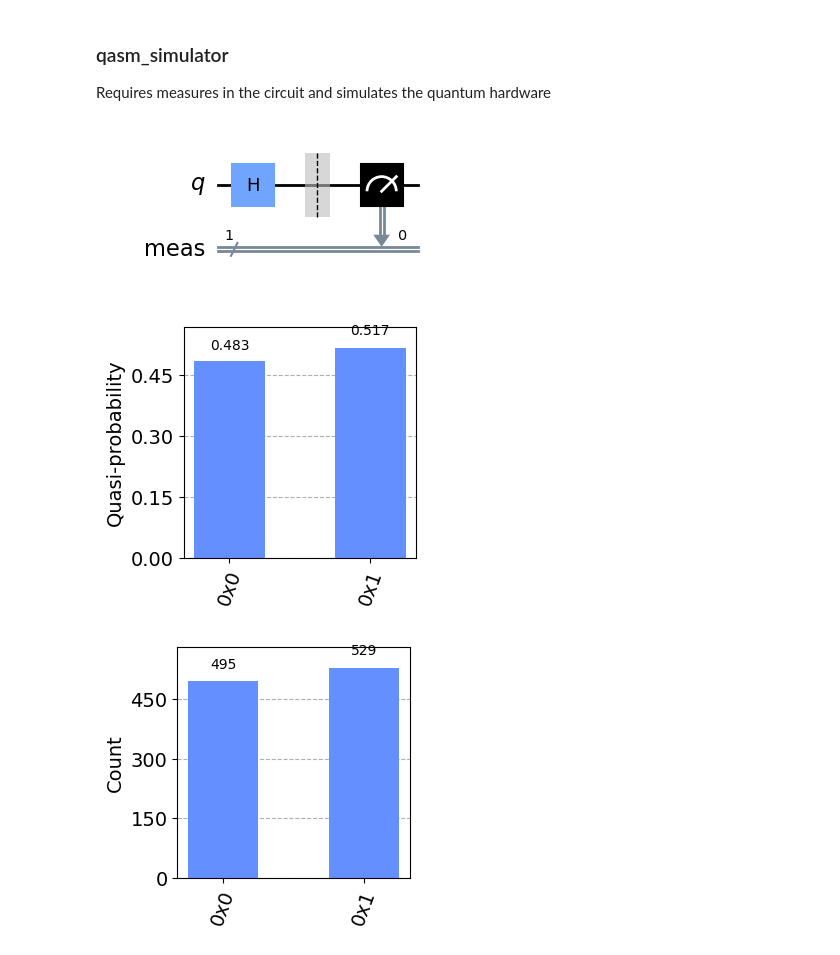
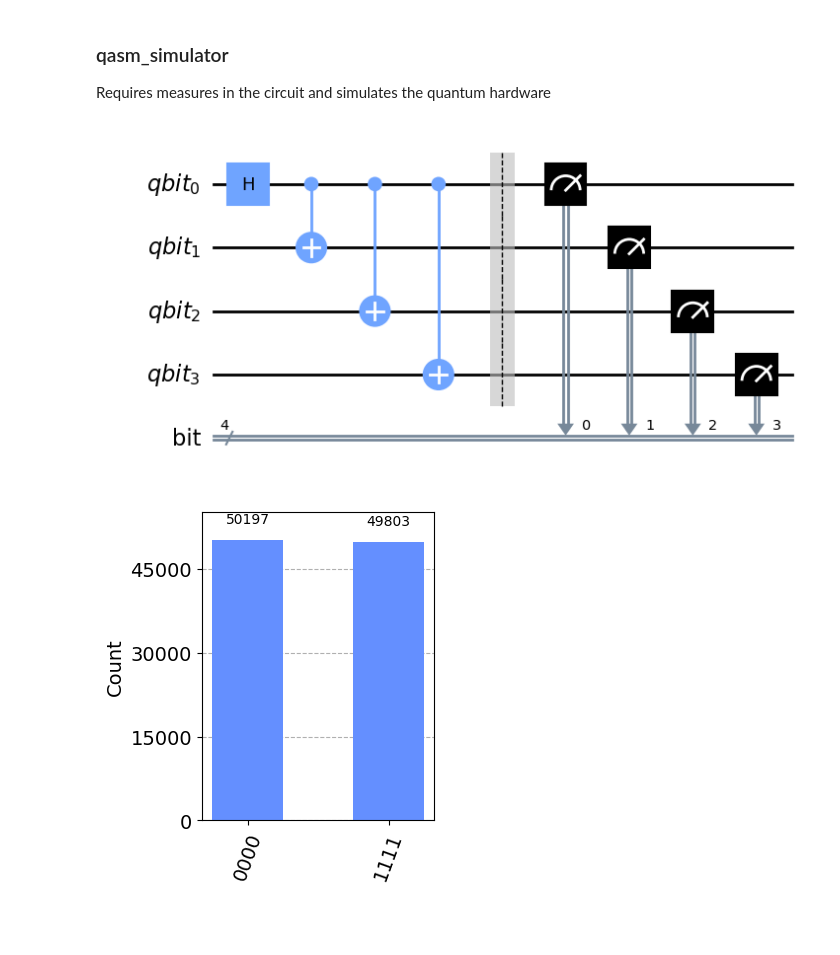
Before and after one commit to mrromaniuc/quantum-computing, a Jupyter notebook: IBMCertifiedAssociateDeveloperQiskit/6.1-Return_and_understand_Histogram_data.ipynb, the cells around one changed output. Drawn from its saved outputs; the diff is of its cells as text; code cells hidden in the pictures; blank space fills up the shorter version.

```diff
--- a/IBMCertifiedAssociateDeveloperQiskit/6.1-Return_and_understand_Histogram_data.ipynb
+++ b/IBMCertifiedAssociateDeveloperQiskit/6.1-Return_and_understand_Histogram_data.ipynb
@@ -52,21 +52,24 @@ Here the qasm simulator is used
 ### qasm_simulator
 Requires measures in the circuit and simulates the quantum hardware
 # %%
-from qiskit import QuantumCircuit, BasicAer, execute
-from qiskit.visualization import plot_distribution, plot_histogram
+from qiskit import QuantumCircuit, QuantumRegister, ClassicalRegister, BasicAer, execute
+from qiskit.visualization import plot_histogram
 
-qc = QuantumCircuit(1)
-qc.h(0)
-qc.measure_all()
+qr = QuantumRegister(4, "qbit")
+cr = ClassicalRegister(4, "bit")
+
+qc = QuantumCircuit(qr, cr)
+qc.h(qr[0])
+qc.cx(0, range(1,4))
+qc.barrier()
+qc.measure(qr, cr)
 display(qc.draw())
 
 be = BasicAer.get_backend("qasm_simulator")
-job = execute(qc, be)
+job = execute(qc, be, shots=100000)
 result = job.result()
 
-display(plot_distribution(result.data()['counts'], figsize=(3,3)))
-display(plot_histogram(result.data()['counts'], figsize=(3,3)))
+plot_histogram(result.get_counts(), figsize=(3,4))
 # %% [output]
-[figure, old version]
+[figure, new version]
-[figure, old version]
+[figure, new version]
-[figure, removed]
```
